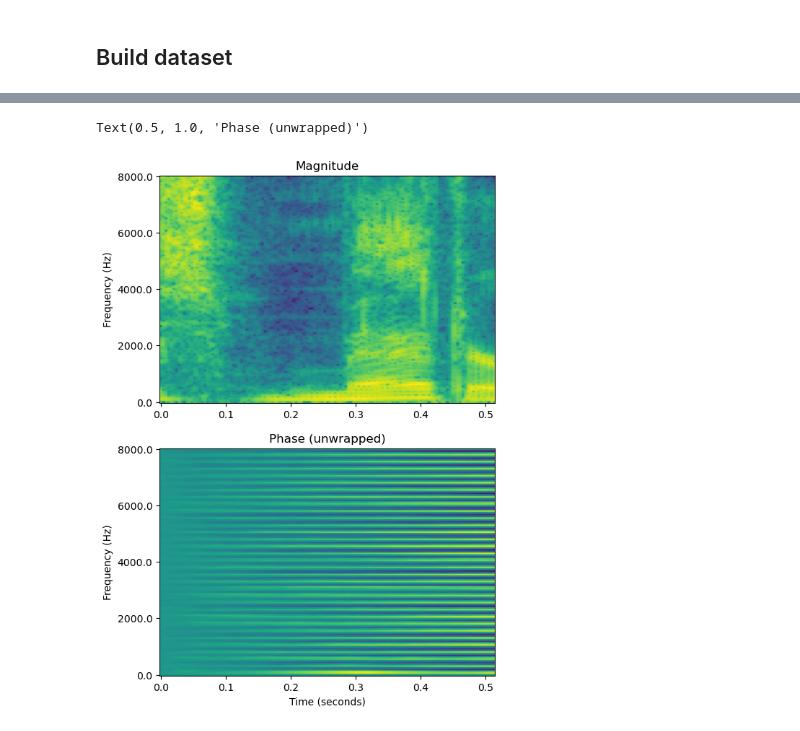
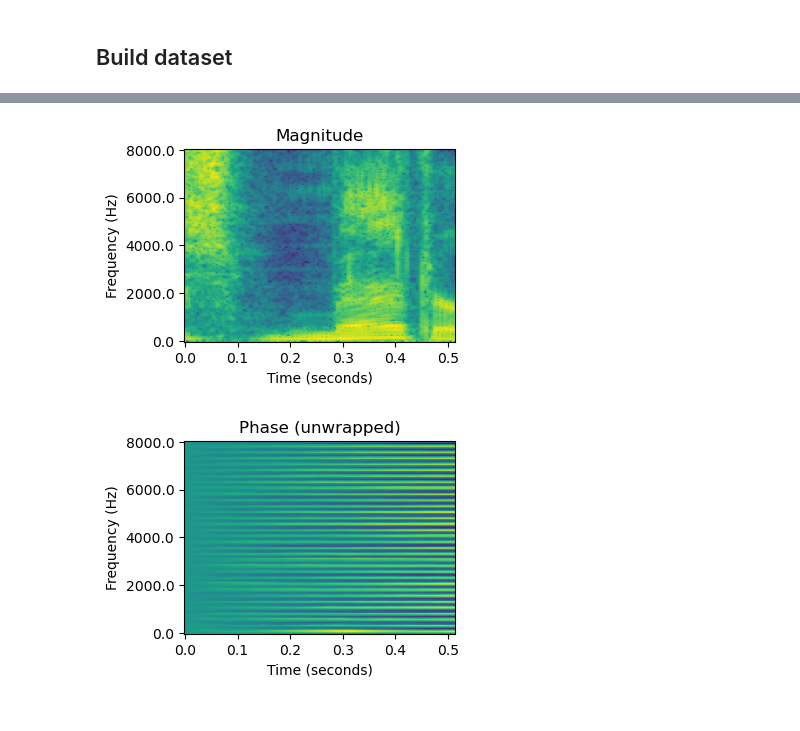
Before and after one commit to maxsolomonhenry/crf-phase-reconstruction, a Jupyter notebook: main.ipynb, the cells around one changed output, grey strips where cells are left out. Drawn from its saved outputs; the diff is of its cells as text; code cells hidden in the pictures.

```diff
--- a/main.ipynb
+++ b/main.ipynb
@@ -29,22 +35,27 @@ Metal device set to: Apple M1 Max
 systemMemory: 32.00 GB
 maxCacheSize: 10.67 GB
 # %%
+dpi=300
+
 # Plot example.
 datum = dataset[15, ...]
 
-plt.figure(figsize=(6, 9))
-
-plt.subplot(2, 1, 1)
+plt.figure(figsize=(3.5, 2.5))
 plot_stft(tf.math.log(tf.abs(datum)))
-plt.xlabel("")
 plt.title("Magnitude")
 
-plt.subplot(2, 1, 2)
+plt.savefig("fig/example_magnitude.png", dpi=dpi, bbox_inches = 'tight')
+plt.show()
+
+plt.figure(figsize=(3.5, 2.5))
 plot_stft(np.unwrap(tf.math.angle(datum), axis=0))
 plt.title("Phase (unwrapped)")
+
+plt.savefig("fig/example_phase.png", dpi=dpi, bbox_inches = 'tight')
+plt.show()
 # %% [output]
-Text(0.5, 1.0, 'Phase (unwrapped)')
-[figure, old version]
+[figure, new version]
+[figure, added]
 # %%
 # Demonstrate reconstructing signal from phase and magnitude components.
 
```
Also changed, not shown: parts of 4 cells of this notebook, 4 other files.
